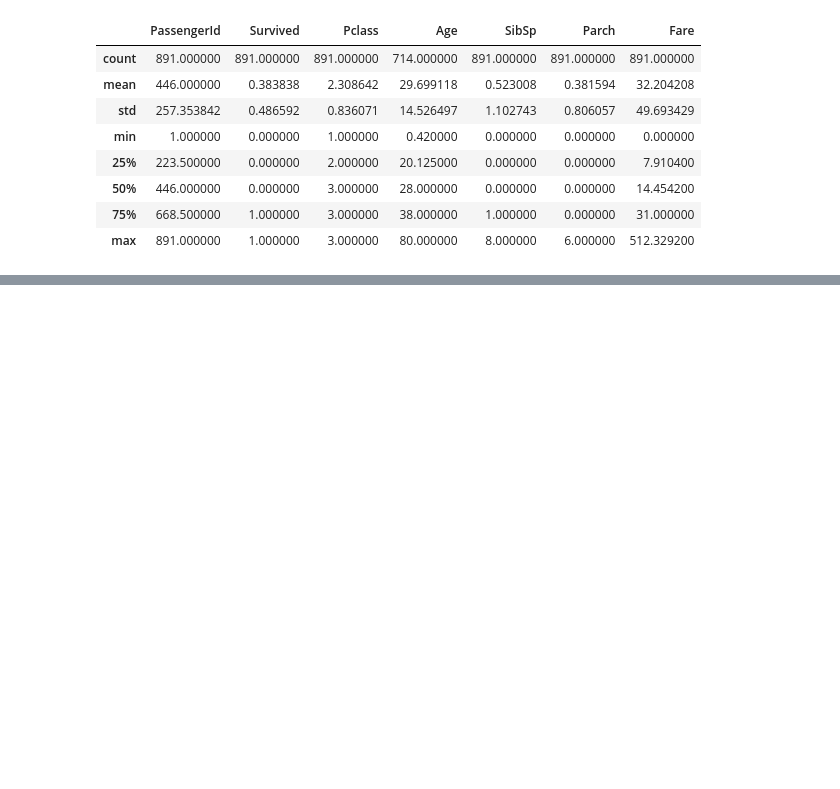
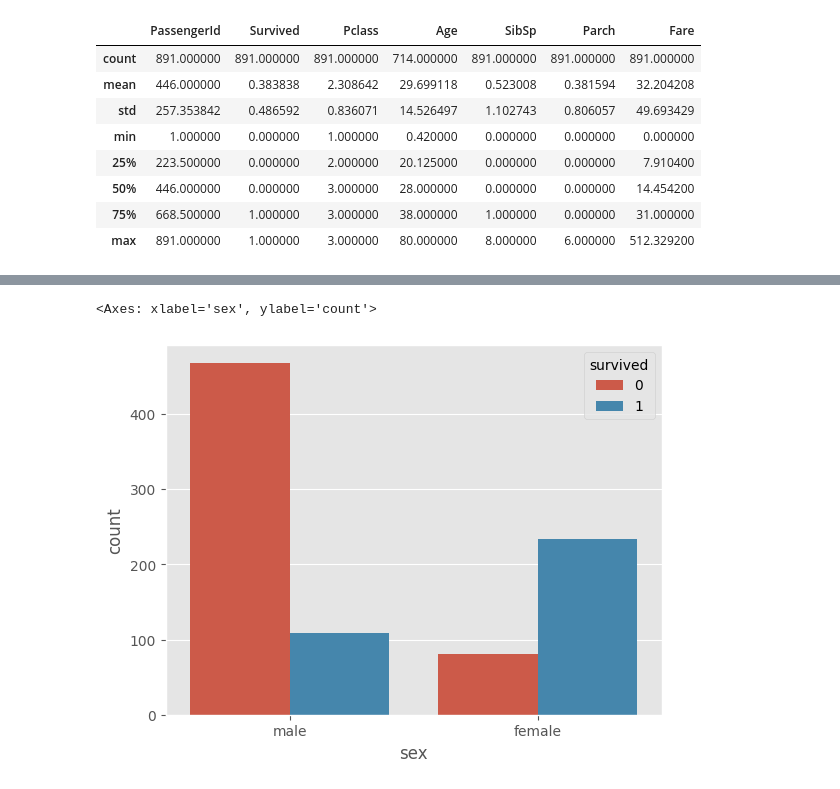
Before and after one commit to FGFAnderson/titanic_kaggle, a Jupyter notebook: notebooks/data_exploration.ipynb, the cells around one changed output, grey strips where cells are left out. Drawn from its saved outputs; the diff is of its cells as text; code cells hidden in the pictures; blank space fills up the shorter version.

```diff
--- a/notebooks/data_exploration.ipynb
+++ b/notebooks/data_exploration.ipynb
@@ -89,0 +111,5 @@ df.head(5)
+# %%
+sns.countplot(data=df, x='sex', hue='survived')
+# %% [output]
+<Axes: xlabel='sex', ylabel='count'>
+[figure, added]
```
Also changed, not shown: parts of 8 cells of this notebook.
